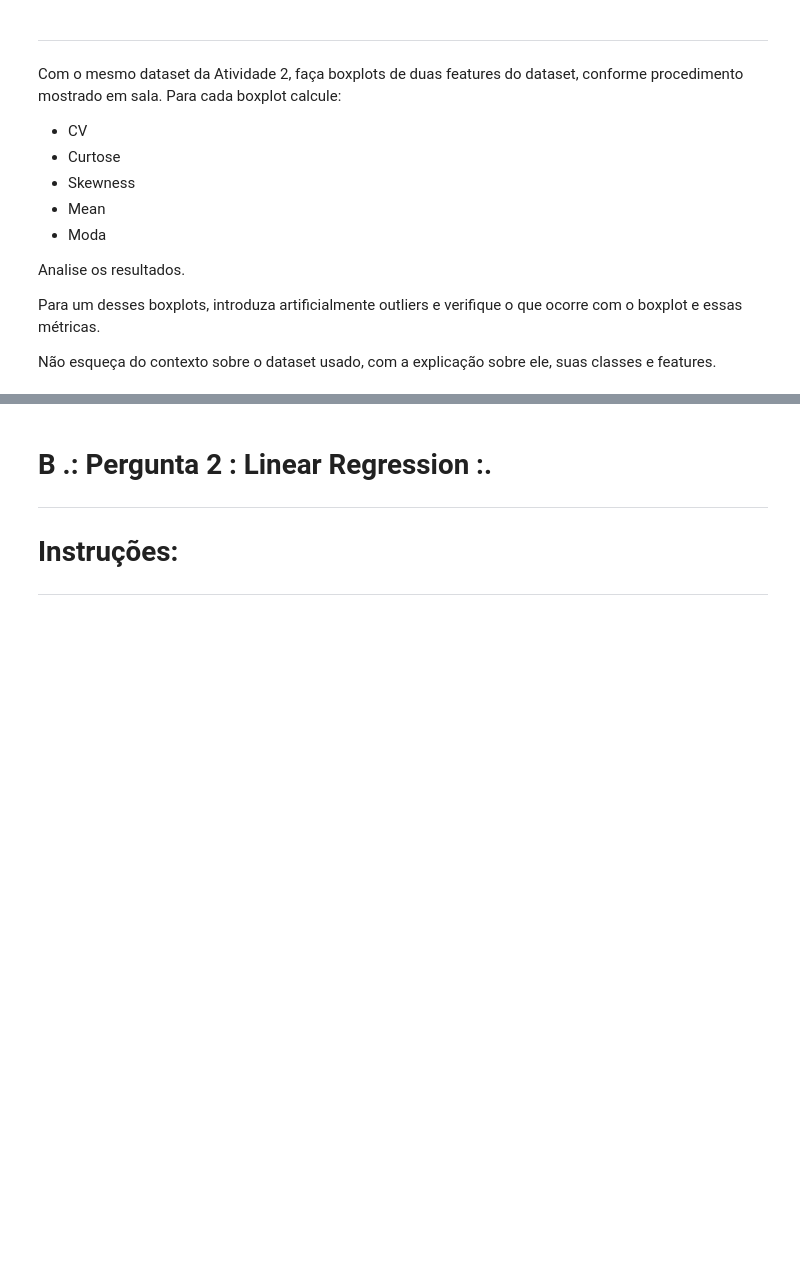
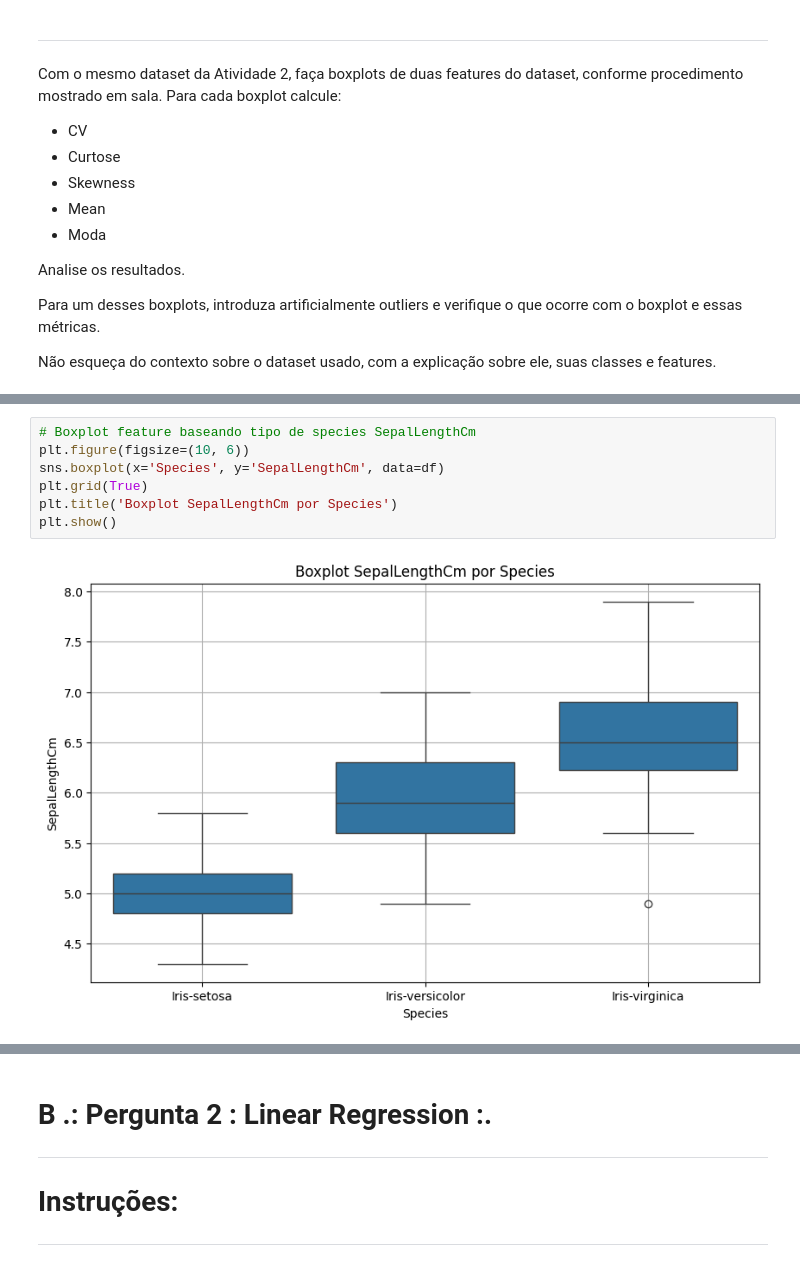
Before and after one commit to jeojildo/fundamentos-int-comp-ciencia-dados, a Jupyter notebook: Atividade_2_1_Linear_Regression_and_Metrics.ipynb, the cells around one changed output, grey strips where cells are left out. Drawn from its saved outputs; the diff is of its cells as text; blank space fills up the shorter version.

```diff
--- a/Atividade_2_1_Linear_Regression_and_Metrics.ipynb
+++ b/Atividade_2_1_Linear_Regression_and_Metrics.ipynb
@@ -57,0 +98,9 @@ Não esqueça do contexto sobre o dataset usado, com a explicação sobre ele, s
+# %%
+# Boxplot feature baseando tipo de species SepalLengthCm
+plt.figure(figsize=(10, 6))
+sns.boxplot(x='Species', y='SepalLengthCm', data=df)
+plt.grid(True)
+plt.title('Boxplot SepalLengthCm por Species')
+plt.show()
+# %% [output]
+[figure, added]
```
Also changed, not shown: parts of 6 cells of this notebook.
